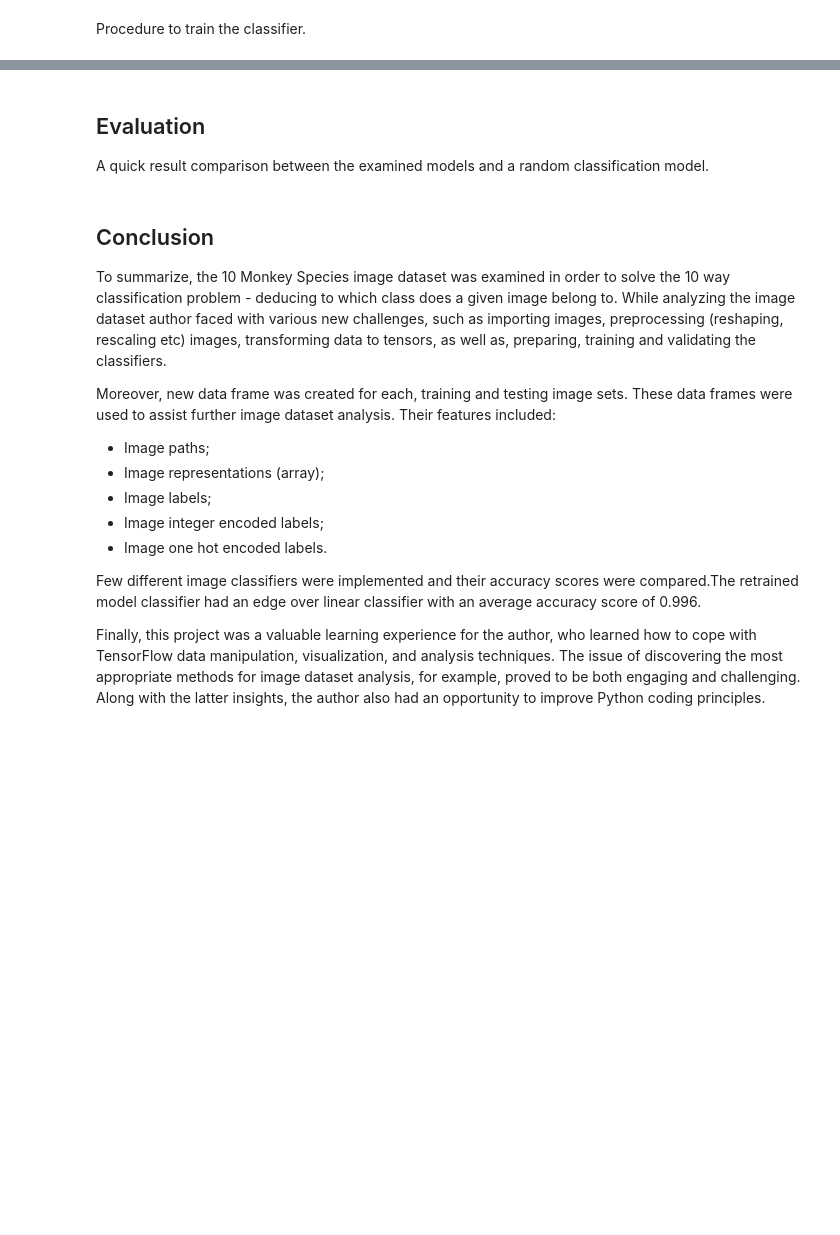
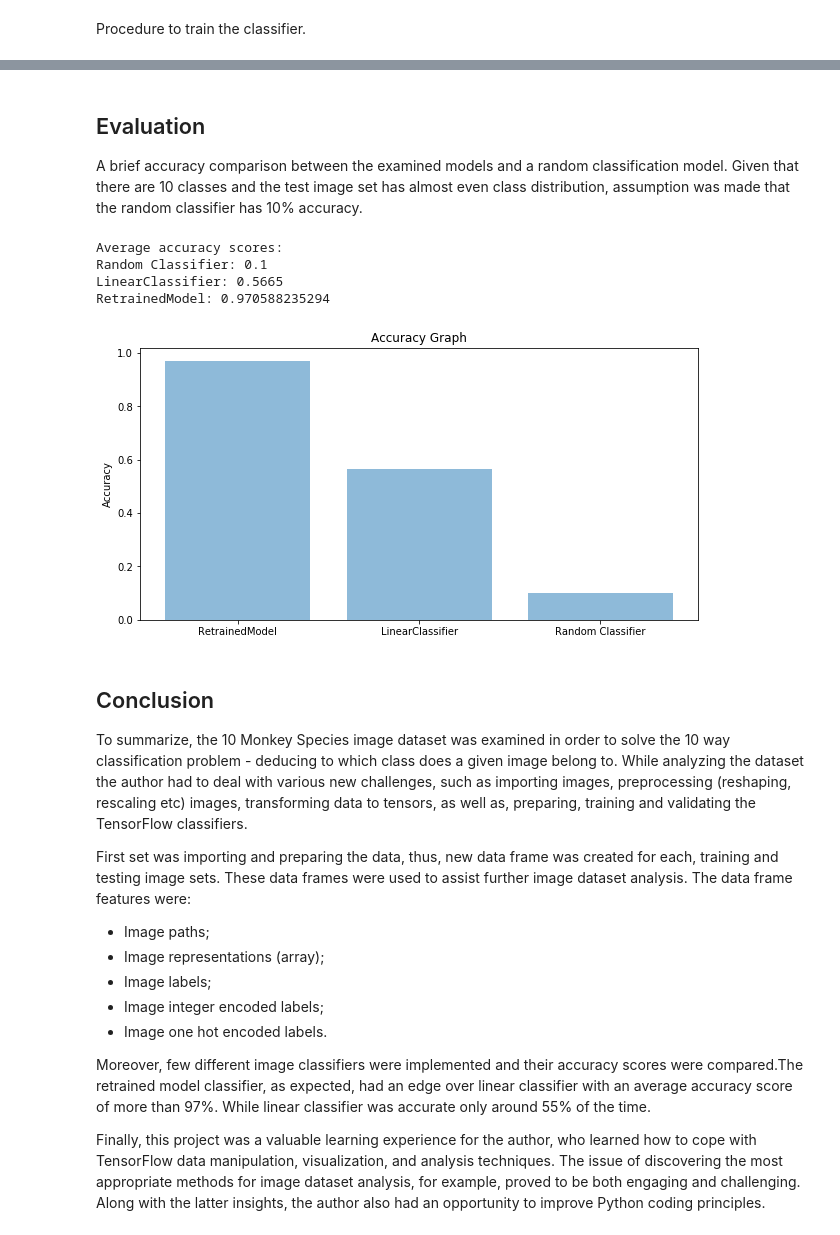
Before and after one commit to Rokasl/DeepLearning-10monkeys, a Jupyter notebook: main.ipynb, the cells around one changed output, grey strips where cells are left out. Drawn from its saved outputs; the diff is of its cells as text; code cells hidden in the pictures; blank space fills up the shorter version.

Commit message:
almost done

```diff
--- a/main.ipynb
+++ b/main.ipynb
@@ -366,7 +370,7 @@ classifier = tf.estimator.LinearClassifier(
 
 # image batch size
 BATCH_SIZE = 40
-TRAIN_STEPS = 1
+TRAIN_STEPS = 2000 # Should be set to at least 2000
 # %% [output]
 INFO:tensorflow:Using default config.
 INFO:tensorflow:Using config: {'_save_checkpoints_secs': 600, '_session_config': None, '_keep_checkpoint_max': 5, '_task_type': 'worker', '_global_id_in_cluster': 0, '_is_chief': True, '_cluster_spec' ...
@@ -413,5 +424,5 @@ As expected linear classifier performed very poorly, averaging around 0.3 accura
 # %%
-classifier.evaluate(
+evaluation_scores = classifier.evaluate(
     input_fn=generate_input_fn(test, BATCH_SIZE),
     steps=100
 )
@@ -442,13 +449,36 @@ INFO:tensorflow:Saving dict for global step 204: accuracy = 0.415, average_loss
 # %% [markdown]
 ## Evaluation
 
-A quick result comparison between the examined models and a random classification model.
+A brief accuracy comparison between the examined models and a random classification model. Given that there are 10 classes and the test image set has almost even class distribution, assumption was made that the random classifier has 10% accuracy.
+# %%
+results = [acc, evaluation_scores['accuracy'], 0.1]
+names = ['RetrainedModel', 'LinearClassifier', 'Random Classifier']
+fig = plt.figure(figsize=(10,5))
+
+print("Average accuracy scores:")
+print("Random Classifier: 0.1")
+print('LinearClassifier: ' + str(evaluation_scores['accuracy']))
+print('RetrainedModel: ' + str(acc))
+
+y_pos = np.arange(len(results))
+plt.bar(y_pos, results, align='center', alpha=0.5)
+plt.xticks(y_pos, names)
+plt.ylabel('Accuracy')
+plt.title('Accuracy Graph')
+
+plt.show()
+# %% [output]
+Average accuracy scores:
+Random Classifier: 0.1
+LinearClassifier: 0.5665
+RetrainedModel: 0.970588235294
+[figure, added]
 # %% [markdown]
 ## Conclusion
 
-To summarize, the 10 Monkey Species image dataset was examined in order to solve the 10 way classification problem - deducing to which class does a given image belong to. While analyzing the image dataset author faced with various new challenges, such as importing images, preprocessing (reshaping, rescaling etc) images, transforming data to tensors, as well as, preparing, training and validating the classifiers.
+To summarize, the 10 Monkey Species image dataset was examined in order to solve the 10 way classification problem - deducing to which class does a given image belong to. While analyzing the dataset the author had to deal with various new challenges, such as importing images, preprocessing (reshaping, rescaling etc) images, transforming data to tensors, as well as, preparing, training and validating the TensorFlow classifiers.
 
-Moreover, new data frame was created for each, training and testing image sets. These data frames were used to assist further image dataset analysis. Their features included:
+First set was importing and preparing the data, thus, new data frame was created for each, training and testing image sets. These data frames were used to assist further image dataset analysis. The data frame features were:
 
 - Image paths;
 - Image representations (array);
@@ -456,6 +486,6 @@ Moreover, new data frame was created for each, training and testing image sets.
 - Image integer encoded labels;
 - Image one hot encoded labels.
 
-Few different image classifiers were implemented and their accuracy scores were compared.The retrained model classifier had an edge over linear classifier with an average accuracy score of 0.996.
+Moreover, few different image classifiers were implemented and their accuracy scores were compared.The retrained model classifier, as expected, had an edge over linear classifier with an average accuracy score of more than 97%. While linear classifier was accurate only around 55% of the time.
 
 Finally, this project was a valuable learning experience for the author, who learned how to cope with TensorFlow data manipulation, visualization, and analysis techniques. The issue of discovering the most appropriate methods for image dataset analysis, for example, proved to be both engaging and challenging. Along with the latter insights, the author also had an opportunity to improve Python coding principles.
```
Also changed, not shown: parts of 24 cells of this notebook, 24 other files.
